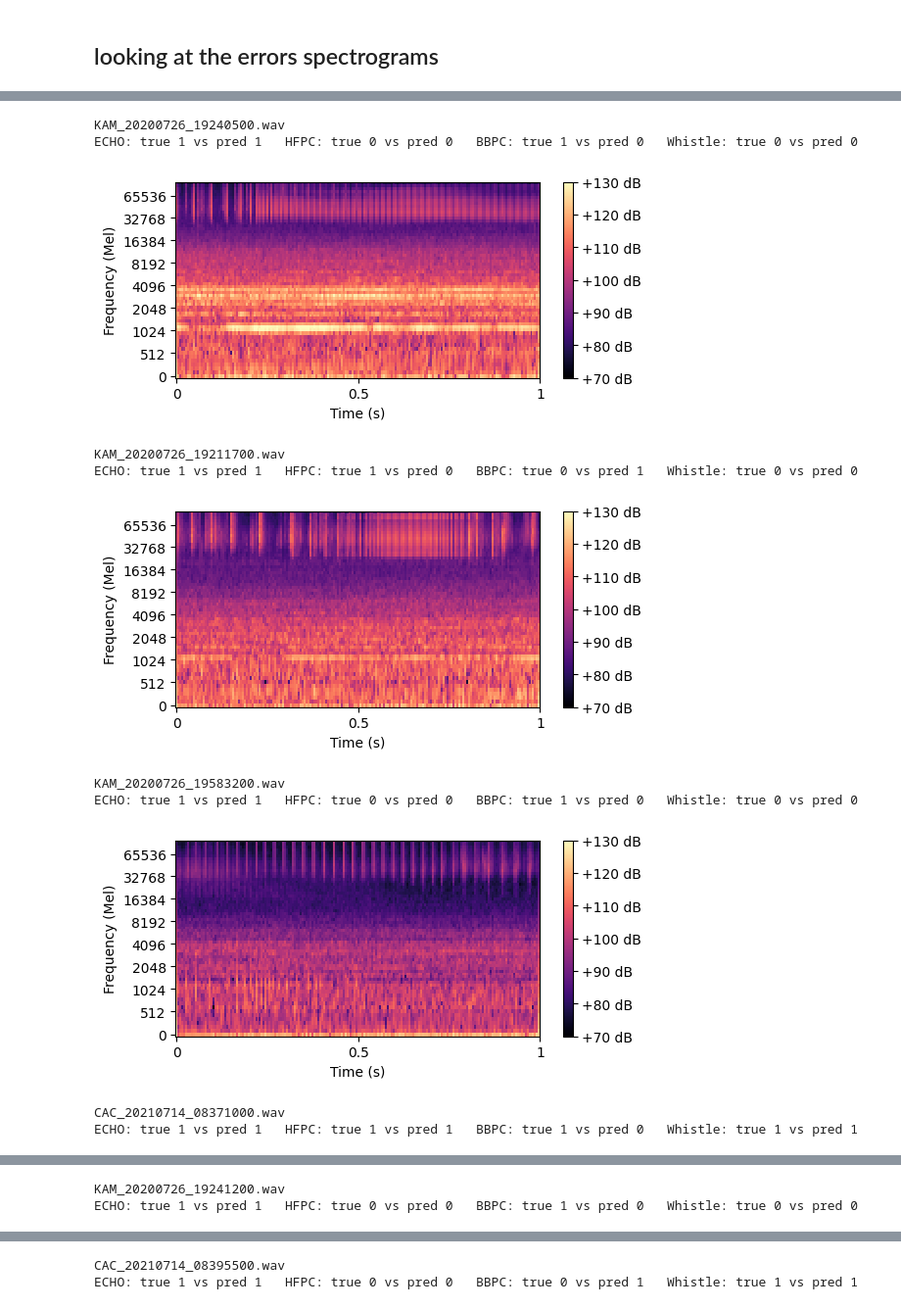
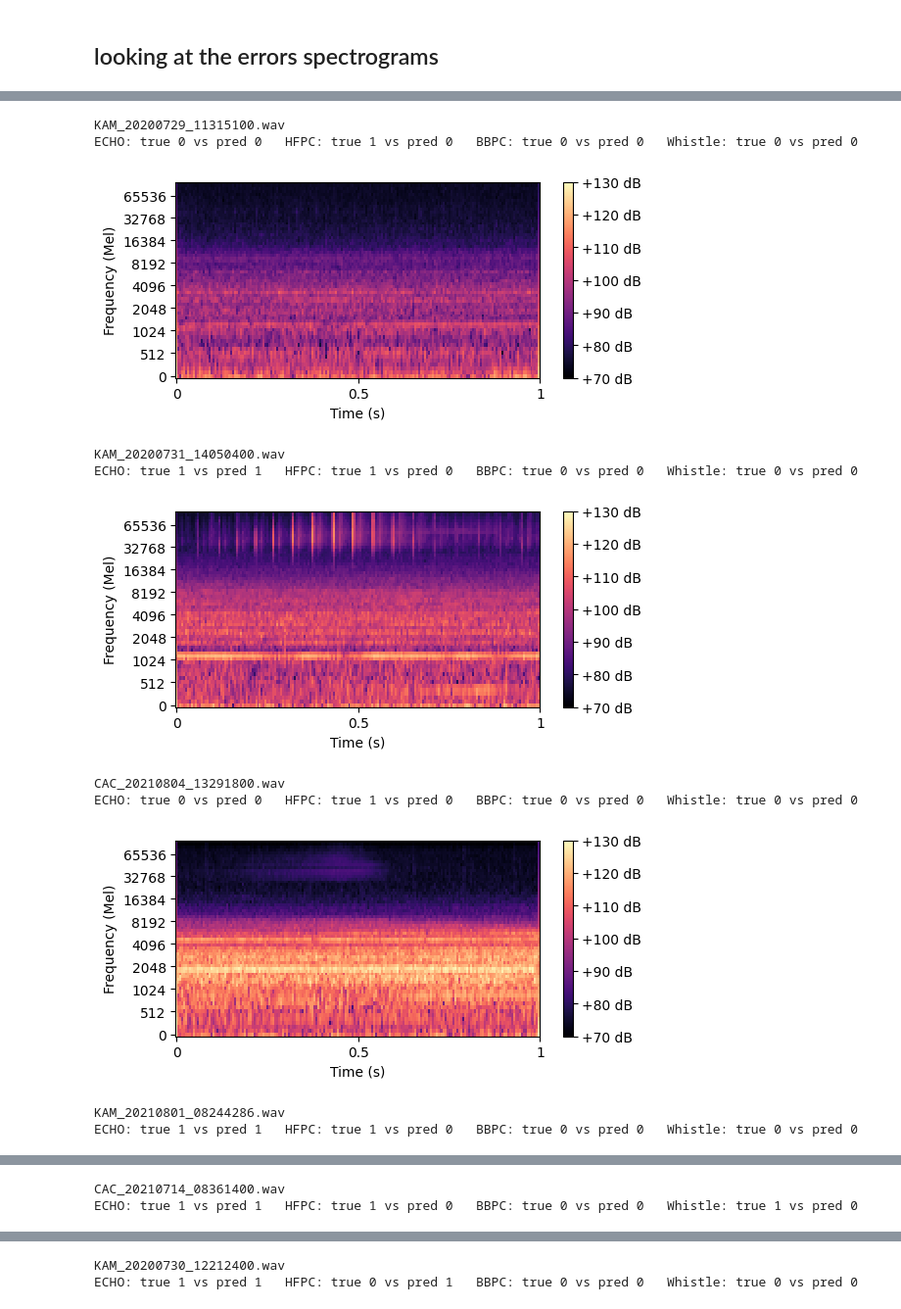
Before and after one commit to bobduru/beluga-call-pipeline, a Jupyter notebook: training/results_analysis/new_dataset.ipynb, the cells around one changed output, grey strips where cells are left out. Shown at 98% size. Drawn from its saved outputs; the diff is of its cells as text; code cells hidden in the pictures.

```diff
--- a/training/results_analysis/new_dataset.ipynb
+++ b/training/results_analysis/new_dataset.ipynb
@@ -25,7 +40,7 @@ The autoreload extension is already loaded. To reload it, use:
 import pandas as pd
 from pathlib import Path
 
-dir = "../final_results/resnet/"
+dir = "../final_results/mobile_net_8_layers/"
 
 # Loop through all folds and collect DataFrames
 all_predictions = []
@@ -450,8 +465,8 @@ Overall             0.891836          0.865340      0.878159      0.908083
 # %%
 test_predictions_df["ECHO_correct"] = test_predictions_df["ECHO_pred"] == test_predictions_df["ECHO_true"]
 test_predictions_df["BBPC_correct"] = test_predictions_df["BBPC_pred"] == test_predictions_df["BBPC_true"]
-test_predictions_df["HFPC_correct"] = test_predictions_df["HFPC_pred"] == test_predictions_df["BBPC_true"]
-test_predictions_df["Whistle_correct"] = test_predictions_df["Whistle_pred"] == test_predictions_df["BBPC_true"]
+test_predictions_df["HFPC_correct"] = test_predictions_df["HFPC_pred"] == test_predictions_df["HFPC_true"]
+test_predictions_df["Whistle_correct"] = test_predictions_df["Whistle_pred"] == test_predictions_df["Whistle_true"]
 # %%
 test_predictions_df
 # %% [output]
@@ -494,46 +509,46 @@ wavs_folder = DATA_DIRECTORY + "Verified_Dataset/clip_wavs/"
 # sample = labels_df[labels_df["Notes"].notna()]
 # sample = labels_df[labels_df["clip_filename"] == "CAC_20210714_08342600.wav"]
 boat_df = test_predictions_df[test_predictions_df["Boat"] == 1]
-sample = boat_df[boat_df["BBPC_correct"] == False].sample(10)
+sample = boat_df[boat_df["HFPC_correct"] == False].sample(10)
 
 for index, row in sample.iterrows():
     wav_filename = row["Filename"].replace(".pt", ".wav")
 
     title = f"{wav_filename}\n"
 
     for label in ["ECHO", "HFPC", "BBPC", "Whistle"]:
         true_val = row[f"{label}_true"] if f"{label}_true" in row else row.get(label, None)
         pred_val = row[f"{label}_pred"] if f"{label}_pred" in row else None
         title += f"{label}: true {int(true_val)} vs pred {int(pred_val)}   "
     title = title.strip()
     print(title)
     # print("Boat:", row["Boat"])
 
     file_path = wavs_folder + wav_filename
 
     audio, sr, original_sr = spect_generator.load_audio(file_path)
 
 
     power_spect = spect_generator.compute_mel_power_spect(audio)
 
 
     dB_spect = spect_generator.power_to_db(power_spect, hydrophone_sensitivity=row["HydrophoneSensitivity"])
 
 
     spect_generator.plot_spect(dB_spect, figsize=(6,2.6), title="", tick_interval=0.5, colorbar_range=(70, 130), transparent_background=True)
 
     # dB_spect_normalized = spect_generator.min_max_normalization(dB_spect)
 
     # dB_spect_resized = spect_generator.resize_spect(dB_spect_normalized, img_shape=(244,244))
 # %% [output]
-KAM_20200726_19240500.wav
-ECHO: true 1 vs pred 1   HFPC: true 0 vs pred 0   BBPC: true 1 vs pred 0   Whistle: true 0 vs pred 0
+KAM_20200729_11315100.wav
+ECHO: true 0 vs pred 0   HFPC: true 1 vs pred 0   BBPC: true 0 vs pred 0   Whistle: true 0 vs pred 0
-[figure, old version]
+[figure, new version]
-KAM_20200726_19211700.wav
-ECHO: true 1 vs pred 1   HFPC: true 1 vs pred 0   BBPC: true 0 vs pred 1   Whistle: true 0 vs pred 0
+KAM_20200731_14050400.wav
+ECHO: true 1 vs pred 1   HFPC: true 1 vs pred 0   BBPC: true 0 vs pred 0   Whistle: true 0 vs pred 0
-[figure, old version]
+[figure, new version]
-KAM_20200726_19583200.wav
-ECHO: true 1 vs pred 1   HFPC: true 0 vs pred 0   BBPC: true 1 vs pred 0   Whistle: true 0 vs pred 0
+CAC_20210804_13291800.wav
+ECHO: true 0 vs pred 0   HFPC: true 1 vs pred 0   BBPC: true 0 vs pred 0   Whistle: true 0 vs pred 0
-[figure, old version]
+[figure, new version]
-CAC_20210714_08371000.wav
-ECHO: true 1 vs pred 1   HFPC: true 1 vs pred 1   BBPC: true 1 vs pred 0   Whistle: true 1 vs pred 1
+KAM_20210801_08244286.wav
+ECHO: true 1 vs pred 1   HFPC: true 1 vs pred 0   BBPC: true 0 vs pred 0   Whistle: true 0 vs pred 0
@@ -541,2 +556,2 @@ ECHO: true 1 vs pred 1   HFPC: true 1 vs pred 1   BBPC: true 1 vs pred 0   Whist
-KAM_20200726_19241200.wav
-ECHO: true 1 vs pred 1   HFPC: true 0 vs pred 0   BBPC: true 1 vs pred 0   Whistle: true 0 vs pred 0
+CAC_20210714_08361400.wav
+ECHO: true 1 vs pred 1   HFPC: true 1 vs pred 0   BBPC: true 0 vs pred 0   Whistle: true 1 vs pred 0
@@ -544,2 +559,2 @@ ECHO: true 1 vs pred 1   HFPC: true 0 vs pred 0   BBPC: true 1 vs pred 0   Whist
-CAC_20210714_08395500.wav
-ECHO: true 1 vs pred 1   HFPC: true 0 vs pred 0   BBPC: true 0 vs pred 1   Whistle: true 1 vs pred 1
+KAM_20200730_12212400.wav
+ECHO: true 1 vs pred 1   HFPC: true 0 vs pred 1   BBPC: true 0 vs pred 0   Whistle: true 0 vs pred 0
```
Also changed, not shown: parts of 10 cells of this notebook, 17 other files.
